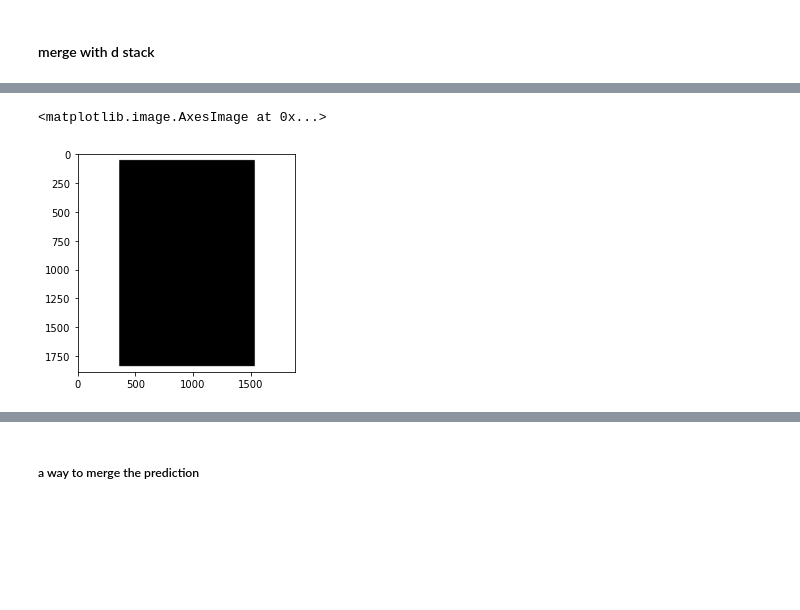
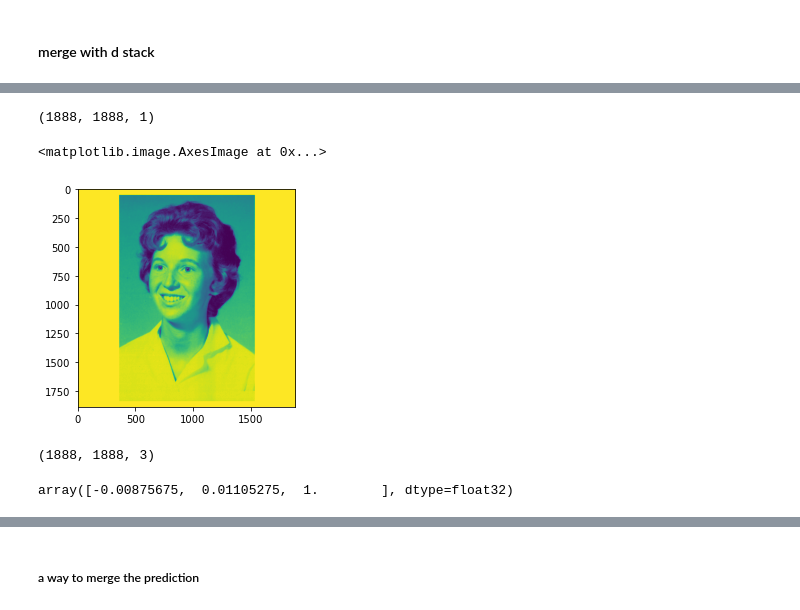
Before and after one commit to rainbowjoy1/MachineLearningClass, a Jupyter notebook: Local Copy of ML Fina_Danielle.ipynb, the cells around one changed output, grey strips where cells are left out. Saved outputs shown, nothing was run; the diff lists cells and outputs as text; code cells hidden in the pictures; blank space fills up the shorter version.

```diff
--- a/Local Copy of ML Fina_Danielle.ipynb
+++ b/Local Copy of ML Fina_Danielle.ipynb
@@ -149,12 +150,12 @@ def pca_rgb(imgBGR, size): #imgRGB, size
 # %%
 # image padding
 
-def pad(image):
+def rgb_pad(image):
 
     height = image.shape[0]
     width = image.shape[1]
 
-    WHITE = [255,255,255]
+    WHITE = [255,255,255] #[255,255,255]  1, 1, 1
     MAX = 1888
 
     if height % 2 == 0:
@@ -339,5 +382,5 @@ test_path = "C:/Study/Semester2/Machine Learning/ML - Yes Photos/1900s_loose_bw_
 # %%
-Color, BW = prep_img(test_path)
+CL, BW = prep_img_test(test_path)
 #test_data = tf.data.Dataset.from_tensor_slices(BW)
 test_predict = model1.predict(BW) #what shape does the prediction takes?
 # %% [output]
@@ -368,2 +405,0 @@ test_predict = test_predict*128
-# %%
-BW = BW[0,:,:,:]
@@ -384,5 +428,11 @@ rgb_converted = color.lab2rgb(Test_merged)
+# %%
+BW_reshaped  = BW[0,:,:,:]
+# %%
+BW_reshaped.shape
+# %% [output]
+(1888, 1888, 1)
 # %%
-plt.imshow(rgb_converted)
+plt.imshow(BW_reshaped)
 # %% [output]
 <matplotlib.image.AxesImage at 0x...>
-[figure, old version]
+[figure, new version]
@@ -391,0 +441,8 @@ plt.imsave('result.jpg', rgb_converted)
+# %%
+test_merged.shape
+# %% [output]
+(1888, 1888, 3)
+# %%
+test_merged[0][0]
+# %% [output]
+array([-0.00875675,  0.01105275,  1.        ], dtype=float32)
```
Also changed, not shown: parts of 44 cells of this notebook, 6 other files.
